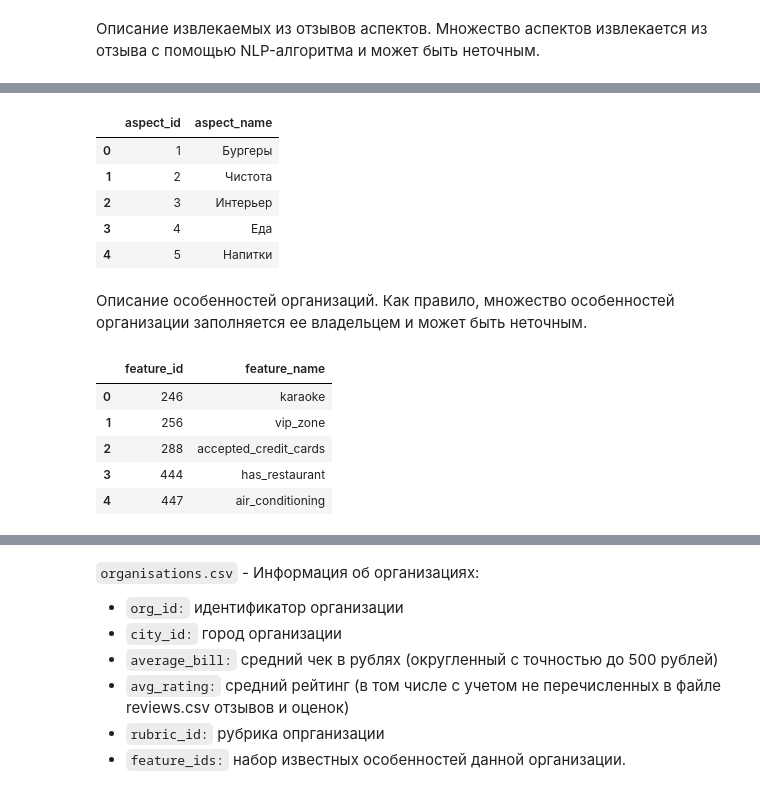
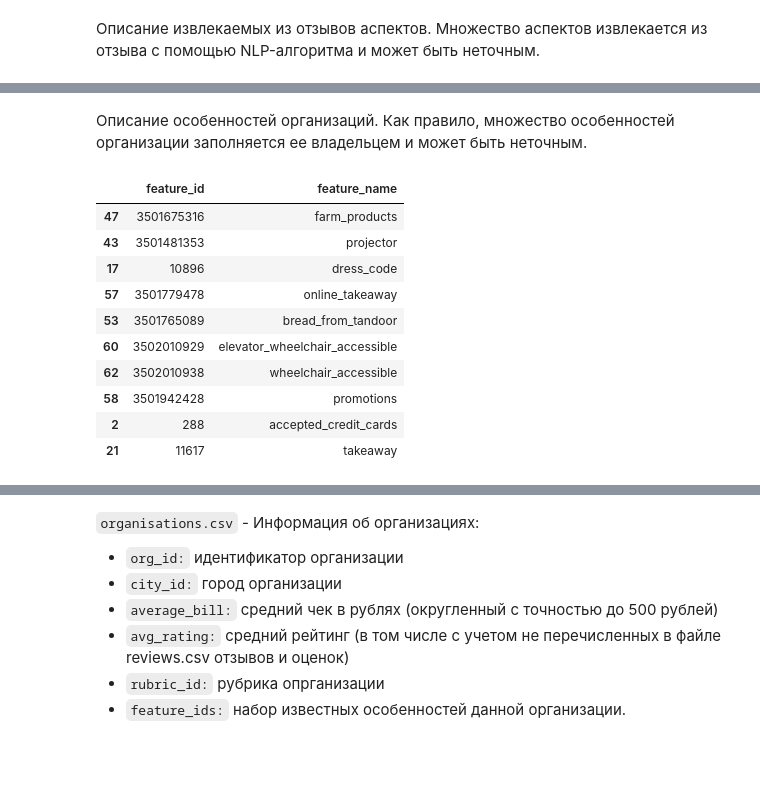
Before and after one commit to a-milenkin/Yandex_Cup_2021, a Jupyter notebook: Milenkin_baseline.ipynb, the cells around one changed output, grey strips where cells are left out. Cells and saved outputs as stored; diff of their text form; code cells hidden in the pictures; blank space fills up the shorter version.

```diff
--- a/Milenkin_baseline.ipynb
+++ b/Milenkin_baseline.ipynb
@@ -55,29 +54,21 @@ aspects.sample(10)
-# %%
-aspects = pd.read_csv('data/aspects.csv') # Описание извлекаемых из отзывов аспектов.
-# Множество аспектов извлекается из отзыва с помощью NLP-алгоритма и может быть неточным.
-#print('aspects: ', orgs['org_id'].nunique())
-aspects.head()
-#orgs.city.value_counts()
-# %% [output]
-|  | aspect_id | aspect_name |
-| 0 | 1 | Бургеры |
-| 1 | 2 | Чистота |
-| 2 | 3 | Интерьер |
-| 3 | 4 | Еда |
-| 4 | 5 | Напитки |
 # %% [markdown]
 Описание особенностей организаций. Как правило, множество особенностей организации заполняется ее владельцем
 и может быть неточным.
 # %%
 features = pd.read_csv('data/features.csv')
-features.head()
+features.sample(10)
 # %% [output]
 |  | feature_id | feature_name |
-| 0 | 246 | karaoke |
-| 1 | 256 | vip_zone |
+| 47 | 3501675316 | farm_products |
+| 43 | 3501481353 | projector |
+| 17 | 10896 | dress_code |
+| 57 | 3501779478 | online_takeaway |
+| 53 | 3501765089 | bread_from_tandoor |
+| 60 | 3502010929 | elevator_wheelchair_accessible |
+| 62 | 3502010938 | wheelchair_accessible |
+| 58 | 3501942428 | promotions |
 | 2 | 288 | accepted_credit_cards |
-| 3 | 444 | has_restaurant |
-| 4 | 447 | air_conditioning |
+| 21 | 11617 | takeaway |
 # %%
 orgs = pd.read_csv('data/organisations.csv')
 
```
Also changed, not shown: parts of 10 cells of this notebook.
